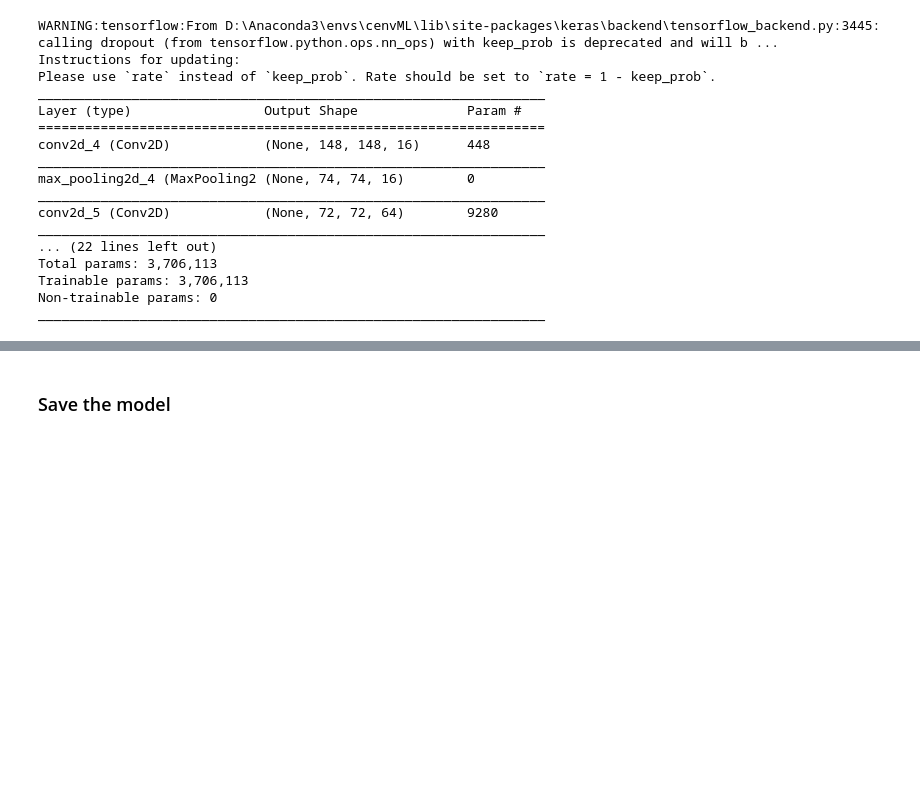
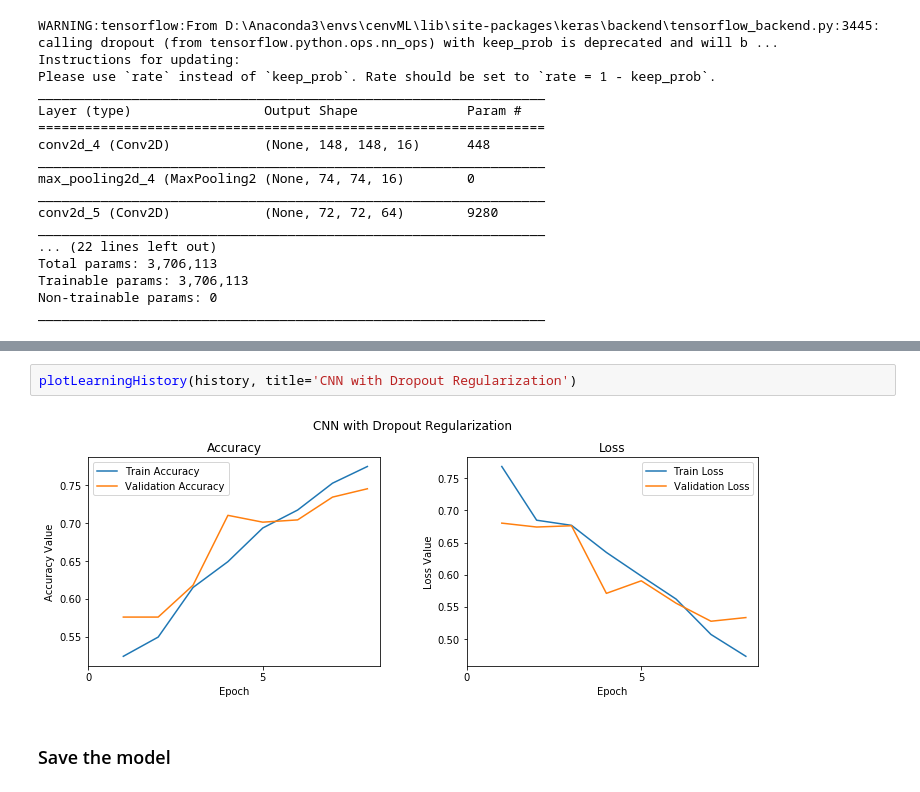
Before and after one commit to DCC-Lab/Documentation, a Jupyter notebook: assets/machineLearning/examples/catdogML.ipynb, the cells around one changed output, grey strips where cells are left out. Drawn from its saved outputs; the diff is of its cells as text; blank space fills up the shorter version.

```diff
--- a/assets/machineLearning/examples/catdogML.ipynb
+++ b/assets/machineLearning/examples/catdogML.ipynb
@@ -240,3 +277,7 @@ Epoch 8/8
+# %%
+plotLearningHistory(history, title='CNN with Dropout Regularization')
+# %% [output]
+[figure, added]
 # %% [markdown]
 ### Save the model
 # %%
```
Also changed, not shown: parts of 35 cells of this notebook, 1 other file.
